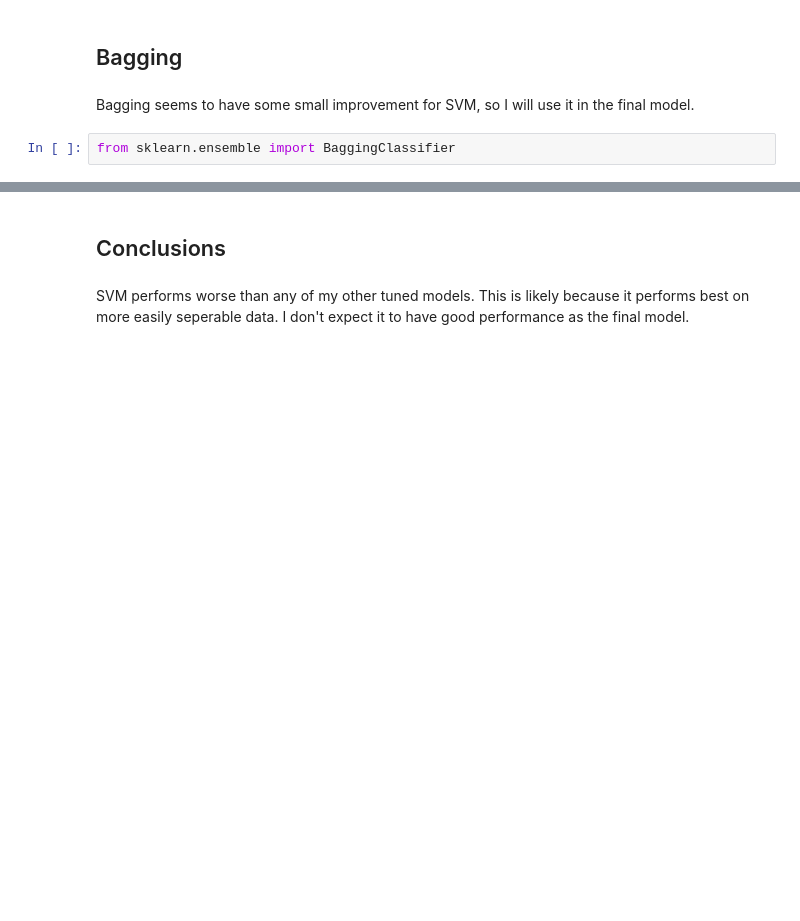
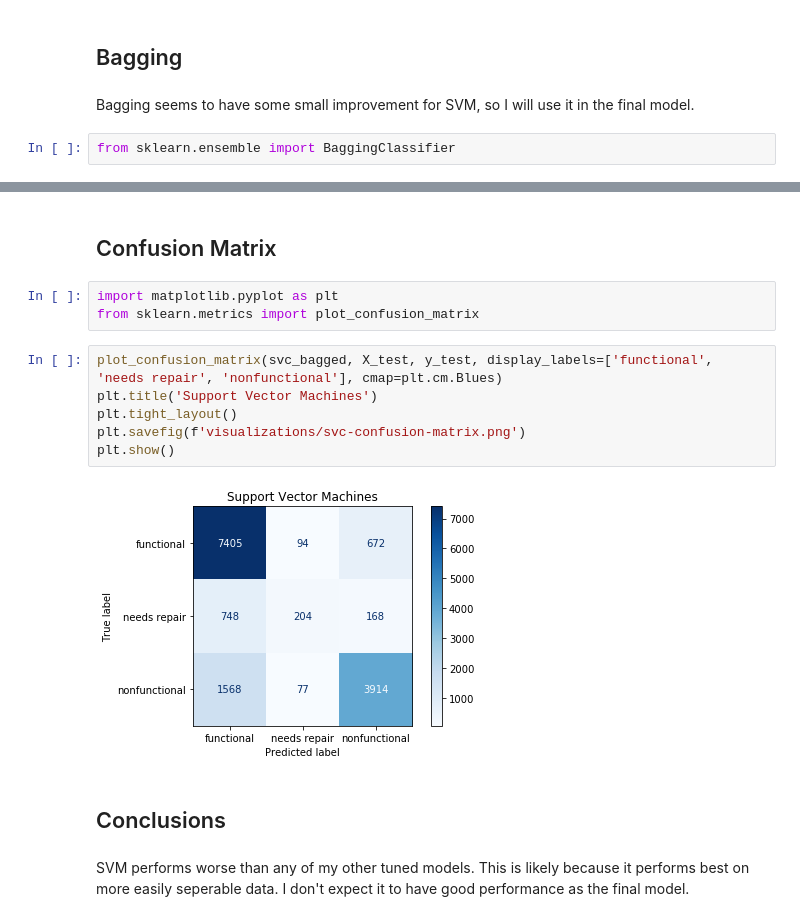
Before and after one commit to MullerAC/tanzanian-water-well-classification, a Jupyter notebook: 5-support-vector-machines.ipynb, the cells around one changed output, grey strips where cells are left out. Cells and saved outputs as stored; diff of their text form; blank space fills up the shorter version.

```diff
--- a/5-support-vector-machines.ipynb
+++ b/5-support-vector-machines.ipynb
@@ -115,3 +115,16 @@ get_metrics(y_test, X_test, svc_bagged)
+# %% [markdown]
+## Confusion Matrix
+# %%
+import matplotlib.pyplot as plt
+from sklearn.metrics import plot_confusion_matrix
+# %%
+plot_confusion_matrix(svc_bagged, X_test, y_test, display_labels=['functional', 'needs repair', 'nonfunctional'], cmap=plt.cm.Blues)
+plt.title('Support Vector Machines')
+plt.tight_layout()
+plt.savefig(f'visualizations/svc-confusion-matrix.png')
+plt.show()
+# %% [output]
+[figure, added]
 # %% [markdown]
 ## Conclusions
 # %% [markdown]
```
Also changed, not shown: parts of 1 cell of this notebook, 11 other files.
